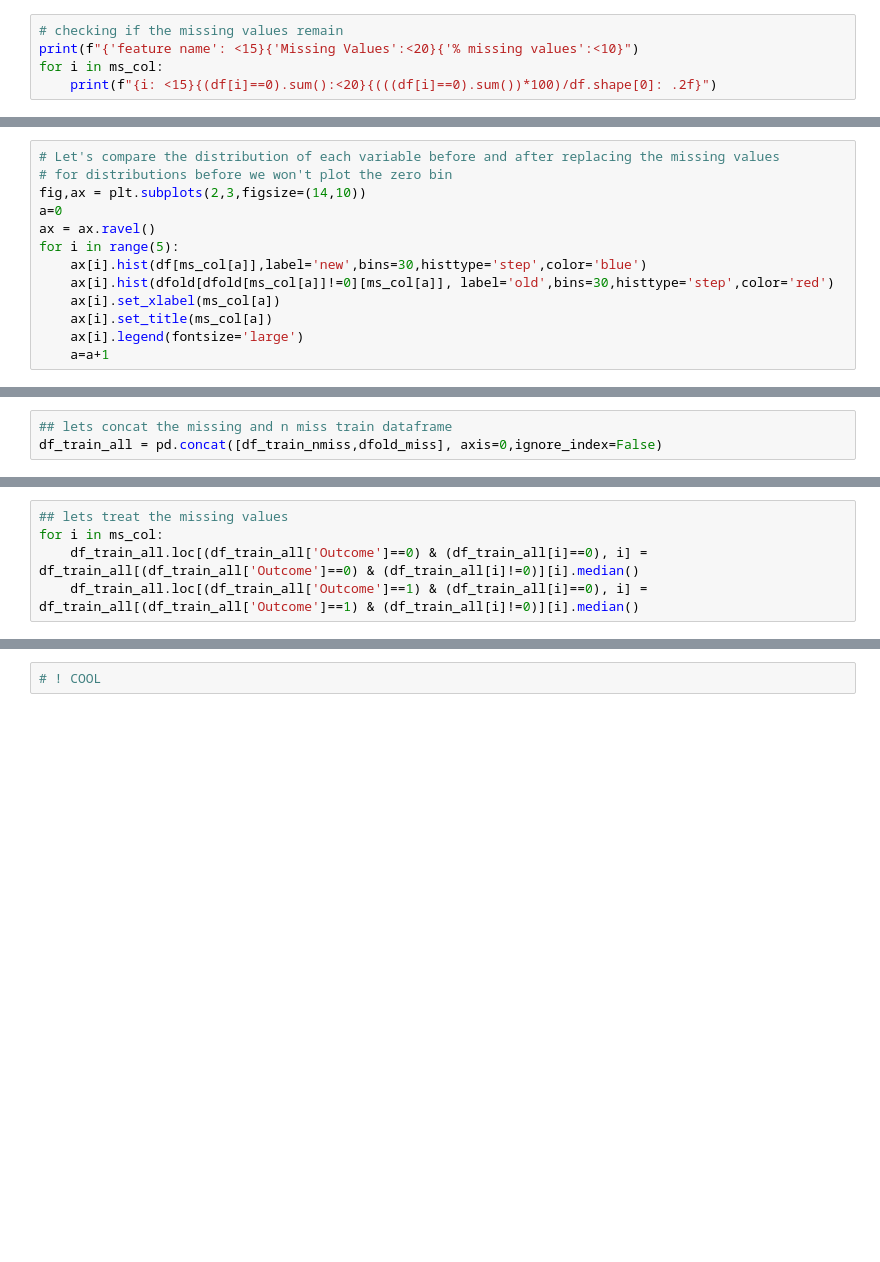
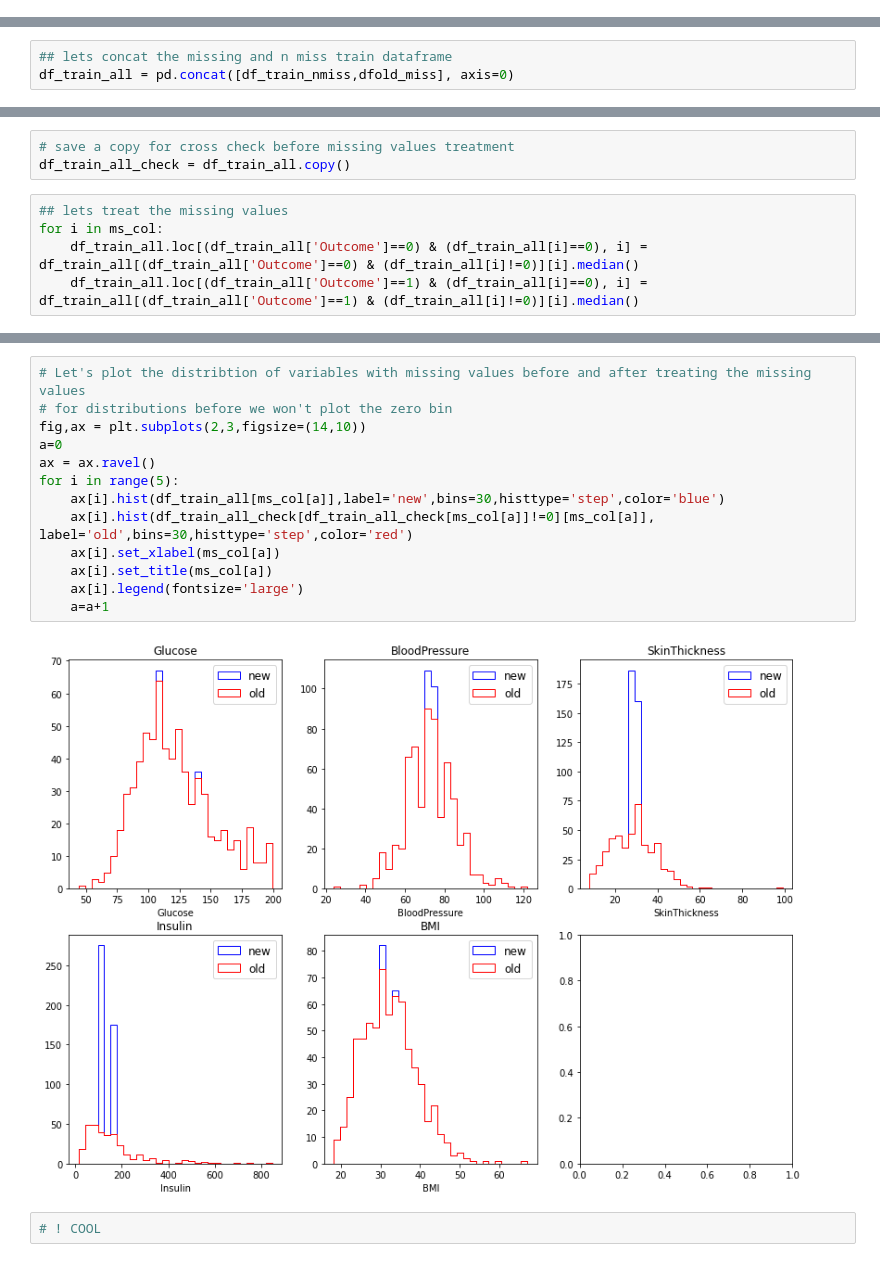
Before and after one commit to Aman0phy/Pima_Diabetes, a Jupyter notebook: diabetes-eda-prediction.ipynb, the cells around one changed output, grey strips where cells are left out. Drawn from its saved outputs; the diff is of its cells as text; blank space fills up the shorter version.

```diff
--- a/diabetes-eda-prediction.ipynb
+++ b/diabetes-eda-prediction.ipynb
@@ -156,5 +191,0 @@ for i in ms_col:
-# %%
-# checking if the missing values remain
-print(f"{'feature name': <15}{'Missing Values':<20}{'% missing values':<10}")
-for i in ms_col:
-    print(f"{i: <15}{(df[i]==0).sum():<20}{(((df[i]==0).sum())*100)/df.shape[0]: .2f}")
@@ -168,13 +191,0 @@ BMI            0                    0.00
-# %%
-# Let's compare the distribution of each variable before and after replacing the missing values
-# for distributions before we won't plot the zero bin
-fig,ax = plt.subplots(2,3,figsize=(14,10))
-a=0
-ax = ax.ravel()
-for i in range(5):
-    ax[i].hist(df[ms_col[a]],label='new',bins=30,histtype='step',color='blue')
-    ax[i].hist(dfold[dfold[ms_col[a]]!=0][ms_col[a]], label='old',bins=30,histtype='step',color='red')
-    ax[i].set_xlabel(ms_col[a])
-    ax[i].set_title(ms_col[a])
-    ax[i].legend(fontsize='large')
-    a=a+1
@@ -397,3 +294,3 @@ df_train_nmiss
 # %%
 ## lets concat the missing and n miss train dataframe
-df_train_all = pd.concat([df_train_nmiss,dfold_miss], axis=0,ignore_index=False)
+df_train_all = pd.concat([df_train_nmiss,dfold_miss], axis=0)
@@ -426,3 +315,6 @@ BMI            11                   1.60
+# %%
+# save a copy for cross check before missing values treatment
+df_train_all_check = df_train_all.copy()
 # %%
 ## lets treat the missing values
 for i in ms_col:
@@ -438,5 +330,20 @@ BloodPressure  0                    0.00
 SkinThickness  0                    0.00
 Insulin        0                    0.00
 BMI            0                    0.00
+# %%
+# Let's plot the distribtion of variables with missing values before and after treating the missing values
+# for distributions before we won't plot the zero bin
+fig,ax = plt.subplots(2,3,figsize=(14,10))
+a=0
+ax = ax.ravel()
+for i in range(5):
+    ax[i].hist(df_train_all[ms_col[a]],label='new',bins=30,histtype='step',color='blue')
+    ax[i].hist(df_train_all_check[df_train_all_check[ms_col[a]]!=0][ms_col[a]], label='old',bins=30,histtype='step',color='red')
+    ax[i].set_xlabel(ms_col[a])
+    ax[i].set_title(ms_col[a])
+    ax[i].legend(fontsize='large')
+    a=a+1
+# %% [output]
+[figure, added]
 # %%
 # ! COOL
```
Also changed, not shown: parts of 91 cells of this notebook.
